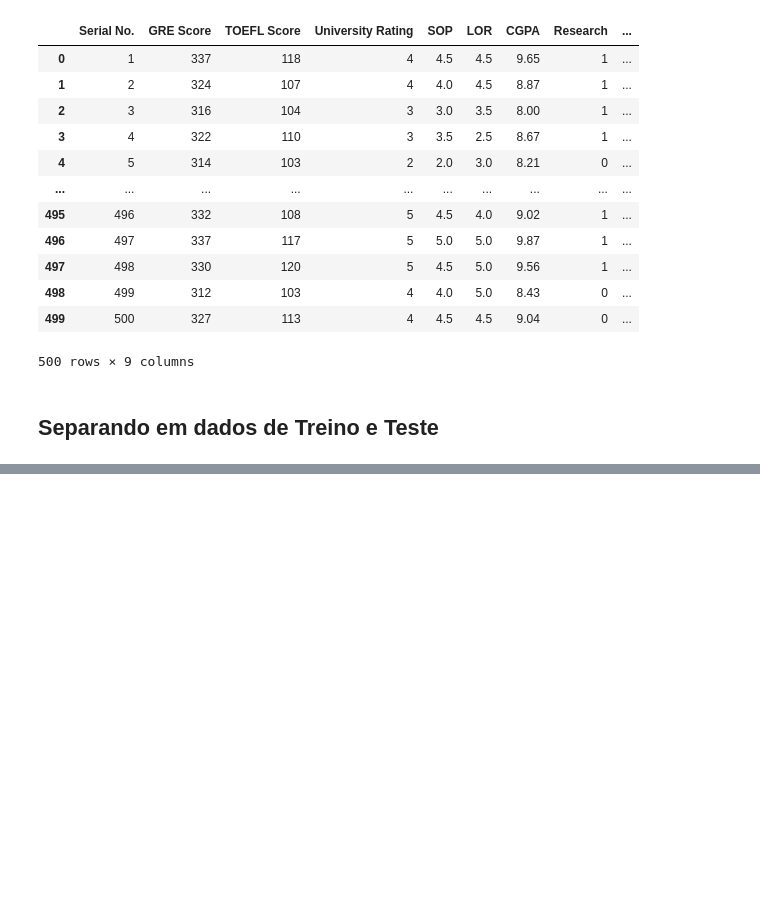
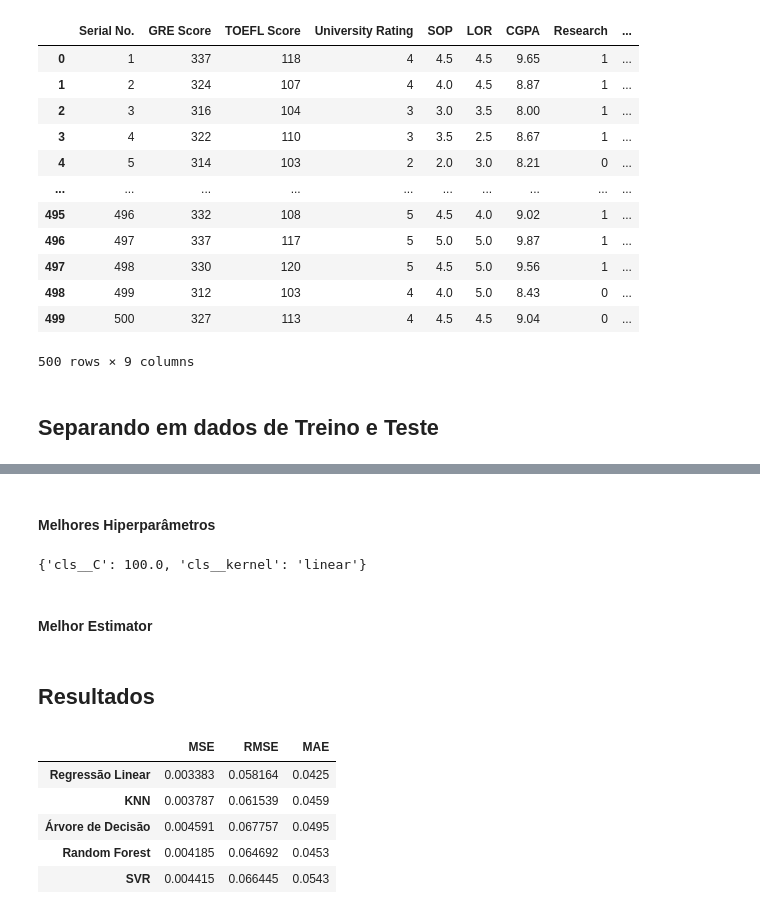
Before and after one commit to pedroernesto00/CK0223---Mineracao-de-Dados, a Jupyter notebook: Trabalho 2/Regressão - Admission.ipynb, the cells around one changed output, grey strips where cells are left out. Cells and saved outputs as stored; diff of their text form; code cells hidden in the pictures; blank space fills up the shorter version.

```diff
--- a/Trabalho 2/Regressão - Admission.ipynb
+++ b/Trabalho 2/Regressão - Admission.ipynb
@@ -118,0 +148,4 @@ GradientBoostingRegressor()
+# %%
+knn_estimator = models_gs[1].best_estimator_
+knn_estimator.fit(X_train, y_train)
+knn_pred = np.round(knn_estimator.predict(X_test),2)
@@ -118,0 +167,4 @@ GradientBoostingRegressor()
+# %%
+dt_estimator = models_gs[2].best_estimator_
+dt_estimator.fit(X_train, y_train)
+dt_pred = np.round(dt_estimator.predict(X_test),2)
@@ -118,0 +186,4 @@ GradientBoostingRegressor()
+# %%
+rf_estimator = models_gs[3].best_estimator_
+rf_estimator.fit(X_train, y_train)
+rf_pred = np.round(rf_estimator.predict(X_test),2)
@@ -118,0 +192,36 @@ GradientBoostingRegressor()
+# %% [markdown]
+#### Melhores Hiperparâmetros
+# %%
+models_gs[4].best_params_
+# %% [output]
+{'cls__C': 100.0, 'cls__kernel': 'linear'}
+# %% [markdown]
+#### Melhor Estimator
+# %%
+svr_estimator = models_gs[4].best_estimator_
+svr_estimator.fit(X_train, y_train)
+svr_pred = np.round(svr_estimator.predict(X_test),2)
+# %% [markdown]
+## Resultados
+# %%
+metrics_df = pd.DataFrame(None)
+predictions = [lr_pred, knn_pred, dt_pred, rf_pred, svr_pred]
+
+for pred in predictions:
+    mse = mean_squared_error(y_test, pred)
+    rmse = mean_squared_error(y_test, pred, squared=False)
+    mae = mean_absolute_error(y_test, pred)
+
+    row = pd.DataFrame([mse, rmse, mae]).T
+    metrics_df = pd.concat([metrics_df, row], ignore_index=True)
+
+metrics_df.columns = ['MSE', 'RMSE', 'MAE']
+metrics_df.index = ['Regressão Linear', 'KNN', 'Árvore de Decisão', 'Random Forest', 'SVR']
+metrics_df
+# %% [output]
+|  | MSE | RMSE | MAE |
+| Regressão Linear | 0.003383 | 0.058164 | 0.0425 |
+| KNN | 0.003787 | 0.061539 | 0.0459 |
+| Árvore de Decisão | 0.004591 | 0.067757 | 0.0495 |
+| Random Forest | 0.004185 | 0.064692 | 0.0453 |
+| SVR | 0.004415 | 0.066445 | 0.0543 |
```
Also changed, not shown: parts of 33 cells of this notebook.
